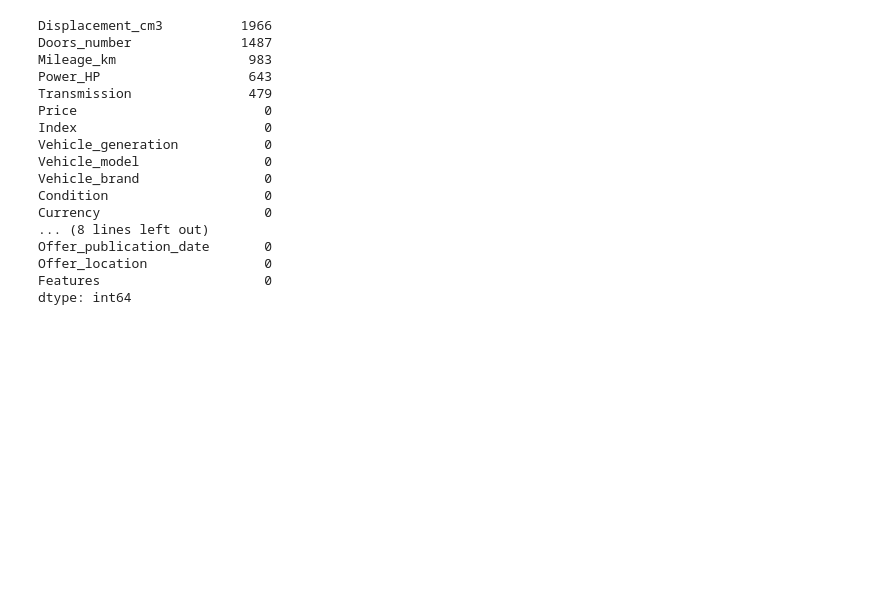
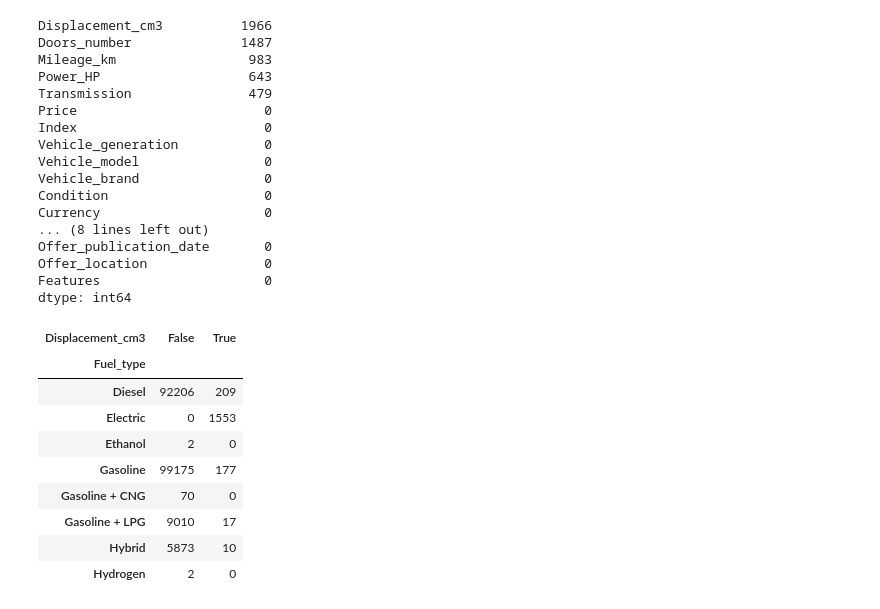
Before and after one commit to s24118-ui/SUML, a Jupyter notebook: SUML_Projekt.ipynb, the cells around one changed output. Cells and saved outputs as stored; diff of their text form; code cells hidden in the pictures; blank space fills up the shorter version.

```diff
--- a/SUML_Projekt.ipynb
+++ b/SUML_Projekt.ipynb
@@ -539,3 +539,19 @@ Offer_publication_date       0
 Offer_location               0
 Features                     0
 dtype: int64
+# %%
+pd.crosstab(
+    data['Fuel_type'],
+    data['Displacement_cm3'].isna()
+)
+# %% [output]
+| Displacement_cm3 | False | True |
+| Fuel_type |  |  |
+| Diesel | 92206 | 209 |
+| Electric | 0 | 1553 |
+| Ethanol | 2 | 0 |
+| Gasoline | 99175 | 177 |
+| Gasoline + CNG | 70 | 0 |
+| Gasoline + LPG | 9010 | 17 |
+| Hybrid | 5873 | 10 |
+| Hydrogen | 2 | 0 |
```
Also changed, not shown: parts of 7 cells of this notebook.
